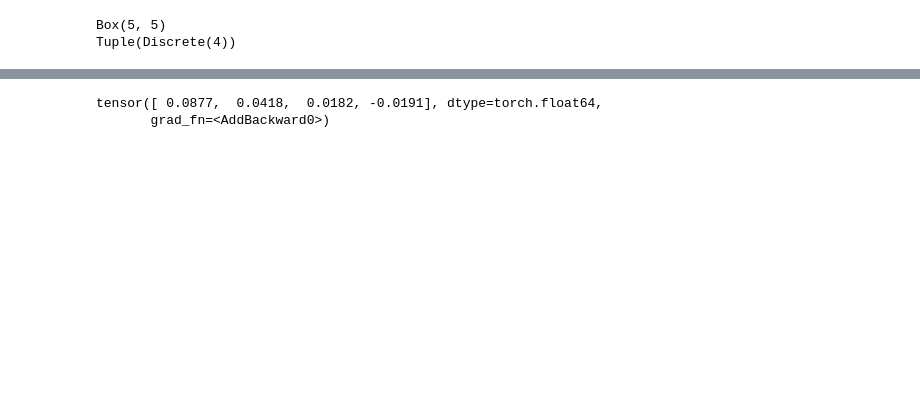
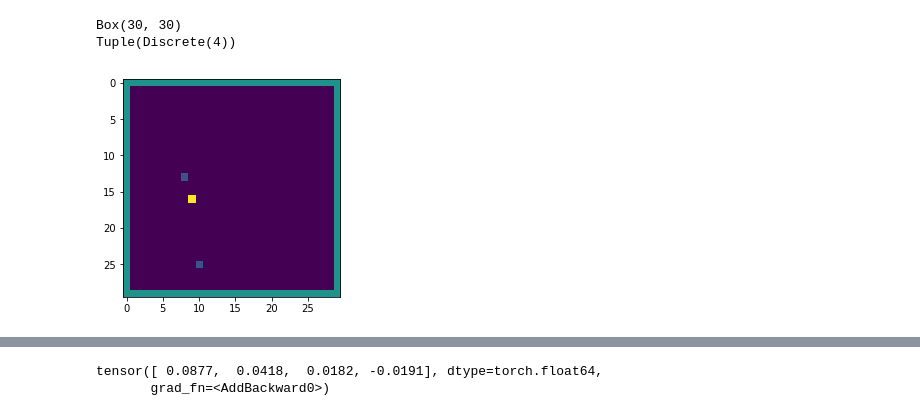
Before and after one commit to championballer/Sem7Project, a Jupyter notebook: SnakeAgent.ipynb, the cells around one changed output, grey strips where cells are left out. Saved outputs shown, nothing was run; the diff lists cells and outputs as text; code cells hidden in the pictures; blank space fills up the shorter version.

```diff
--- a/SnakeAgent.ipynb
+++ b/SnakeAgent.ipynb
@@ -12,10 +15,15 @@ from IPython.display import clear_output
 # %%
-env = SnakeEnv()
+env = SnakeEnv(30,30)
 env.reset(1)
 
 print(env.observation_space)
 print(env.action_space)
 # %% [output]
-Box(5, 5)
+Box(30, 30)
 Tuple(Discrete(4))
+# %%
+plt.imshow(env.grid)
+plt.show()
+# %% [output]
+[figure, added]
 # %%
```
Also changed, not shown: parts of 16 cells of this notebook.
